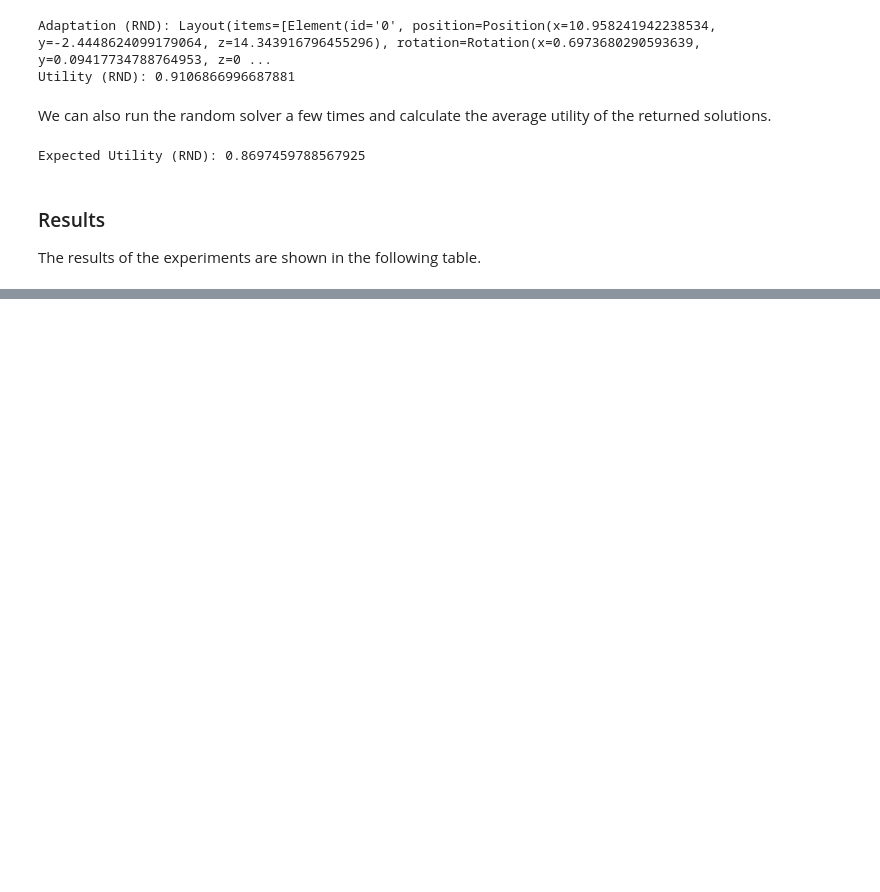
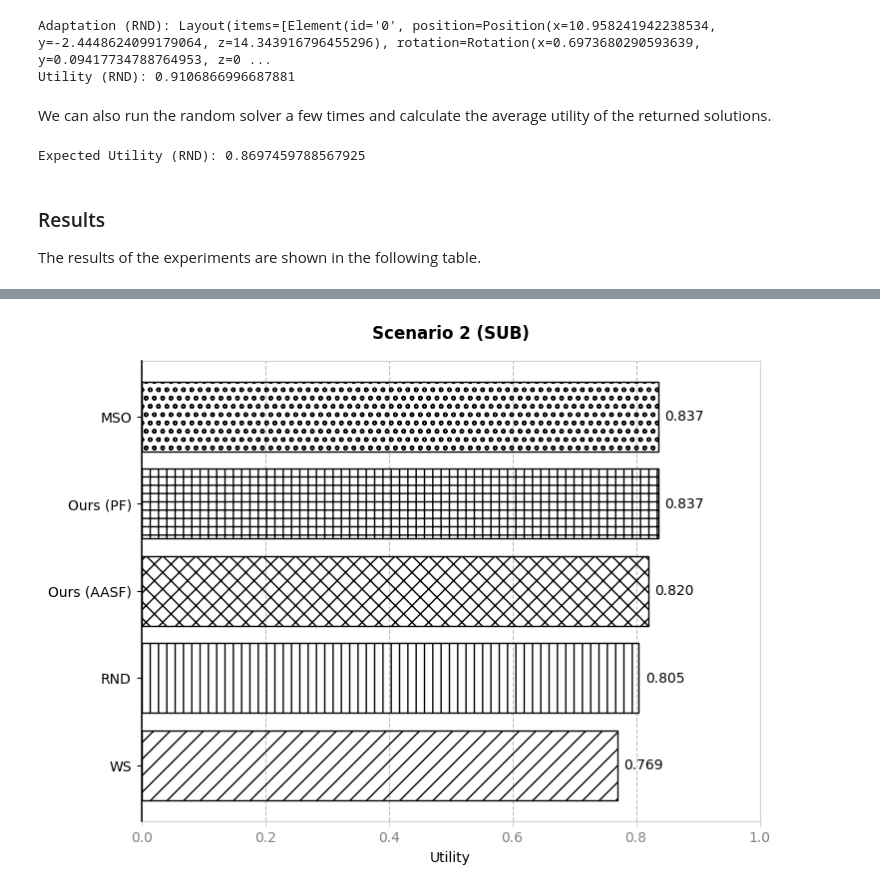
Before and after one commit to christophajohns/auit-pareto-solver, a Jupyter notebook: evaluation.ipynb, the cells around one changed output, grey strips where cells are left out. Cells and saved outputs as stored; diff of their text form; code cells hidden in the pictures; blank space fills up the shorter version.

```diff
--- a/evaluation.ipynb
+++ b/evaluation.ipynb
@@ -236,0 +318,9 @@ plt.show(fig_scenario_1)
+# %%
+equally_weighted_sum_utility = get_utility_of_equally_weighted_sum_adaptation(problem, get_utility, verbose=True)
+results = results.append({
+    "scenario": "SUB",
+    "preference_criteria": ", ".join(SCENARIO_2_PREFERENCE_CRITERIA),
+    "objectives": ", ".join(SCENARIO_2_OBJECTIVES),
+    "solver": "WS",
+    "utility": equally_weighted_sum_utility,
+}, ignore_index=True)
@@ -236,0 +332,9 @@ plt.show(fig_scenario_1)
+# %%
+utilities_for_mso_adaptations = get_utilities_of_single_objective_adaptations(problem, get_utility, verbose=True)
+results = results.append({
+    "scenario": "SUB",
+    "preference_criteria": ", ".join(SCENARIO_2_PREFERENCE_CRITERIA),
+    "objectives": ", ".join(SCENARIO_2_OBJECTIVES),
+    "solver": "MSO",
+    "utility": np.max(utilities_for_pareto_front_adaptations),
+}, ignore_index=True)
@@ -236,0 +348,9 @@ plt.show(fig_scenario_1)
+# %%
+expected_utility_for_random_adaptation = get_expected_utility_of_random_adaptation(problem, get_utility, n_trials=100, verbose=True)
+results = results.append({
+    "scenario": "SUB",
+    "preference_criteria": ", ".join(SCENARIO_2_PREFERENCE_CRITERIA),
+    "objectives": ", ".join(SCENARIO_2_OBJECTIVES),
+    "solver": "RND",
+    "utility": expected_utility_for_random_adaptation,
+}, ignore_index=True)
@@ -236,0 +371,14 @@ plt.show(fig_scenario_1)
+# %%
+def visualize_scenario_2(results):
+    """Visualize the results for scenario 2."""
+    # Get data
+    data = results[results["scenario"] == "SUB"].sort_values(by="utility", ascending=True)
+    # Get figure
+    fig = visualize_results(data, "Scenario 2 (SUB)")
+    # Return figure
+    return fig
+
+fig_scenario_2 = visualize_scenario_2(results)
+plt.show(fig_scenario_2)
+# %% [output]
+[figure, added]
```
Also changed, not shown: parts of 19 cells of this notebook.
